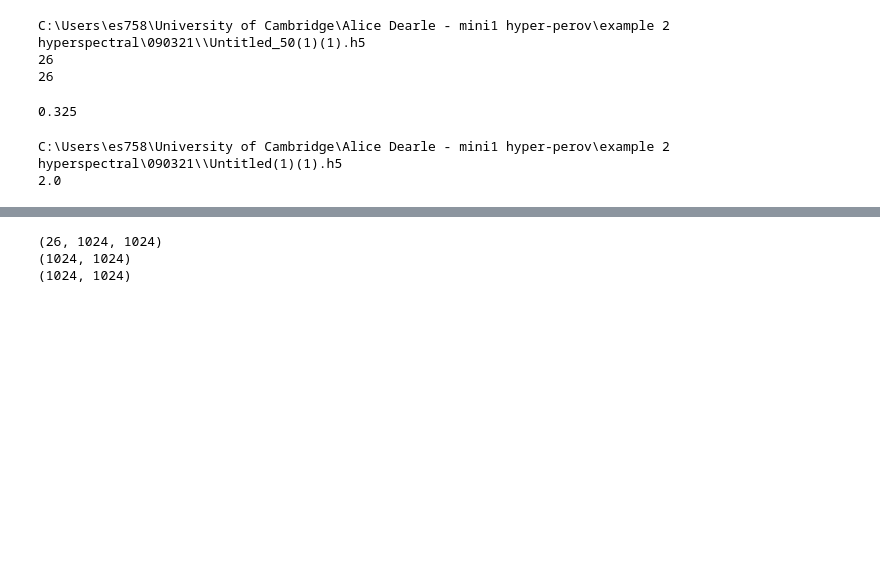
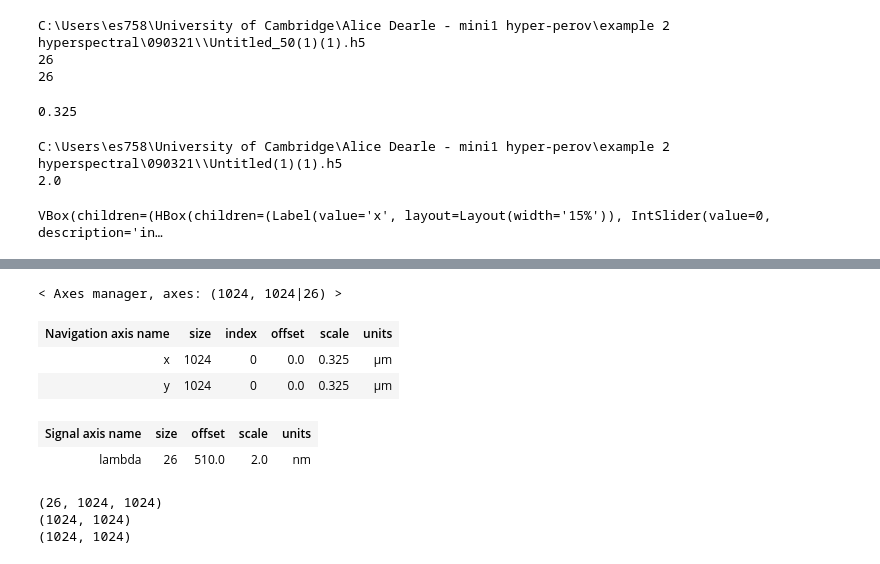
Before and after one commit to ESaundersNano/Mini-1-Multidimensional-analysis-of-perovskite-growth, a Jupyter notebook: test_hyperspectral_image.ipynb, the cells around one changed output, grey strips where cells are left out. Cells and saved outputs as stored; diff of their text form; code cells hidden in the pictures; blank space fills up the shorter version.

```diff
--- a/test_hyperspectral_image.ipynb
+++ b/test_hyperspectral_image.ipynb
@@ -59,12 +59,13 @@ fpath=fpaths[0]
 print(fpath)
 
 test_image_stack = extract_h5py_image_stack(fpath)
-test_image_stack.plot(navigator='auto')
-test_image_stack.axes_manager
+# test_image_stack.plot(navigator='auto')
+# test_image_stack.axes_manager
 
 im_1d = test_image_stack.transpose()
-# im_1d.plot(navigator='slider')
-# im_1d.axes_manager
+im_1d.plot(navigator='slider')
+im_1d.axes_manager
 # %% [output]
 C:\Users\es758\University of Cambridge\Alice Dearle - mini1 hyper-perov\example 2 hyperspectral\090321\\Untitled(1)(1).h5
 2.0
+VBox(children=(HBox(children=(Label(value='x', layout=Layout(width='15%')), IntSlider(value=0, description='in…
@@ -71,3 +73,9 @@ C:\Users\es758\University of Cambridge\Alice Dearle - mini1 hyper-perov\example
+< Axes manager, axes: (1024, 1024|26) >
+| Navigation axis name | size | index | offset | scale | units |
+| x | 1024 | 0 | 0.0 | 0.325 | µm |
+| y | 1024 | 0 | 0.0 | 0.325 | µm |
+| Signal axis name | size | offset | scale | units |
+| lambda | 26 | 510.0 | 2.0 | nm |
 # %%
 # inspecting how the data is stored before stacking.
 # %%
```
Also changed, not shown: parts of 4 cells of this notebook, 1 other file.
